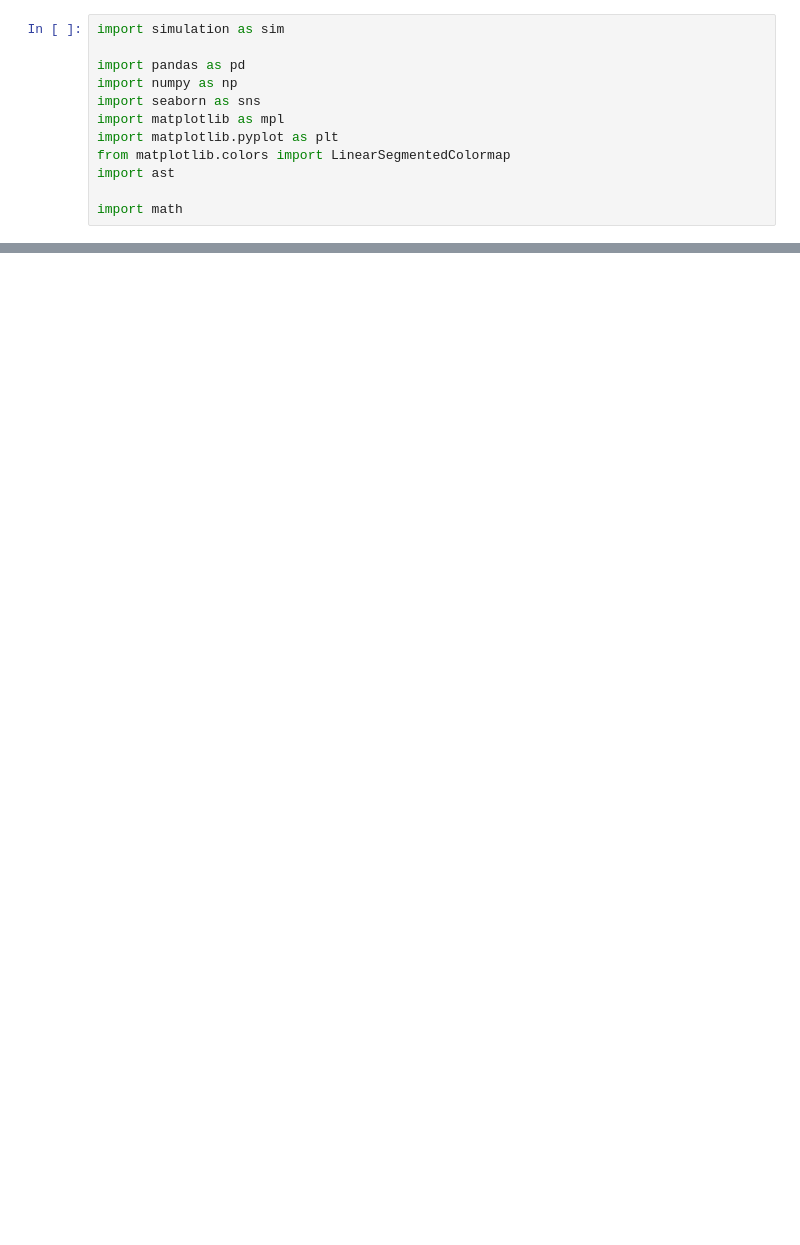
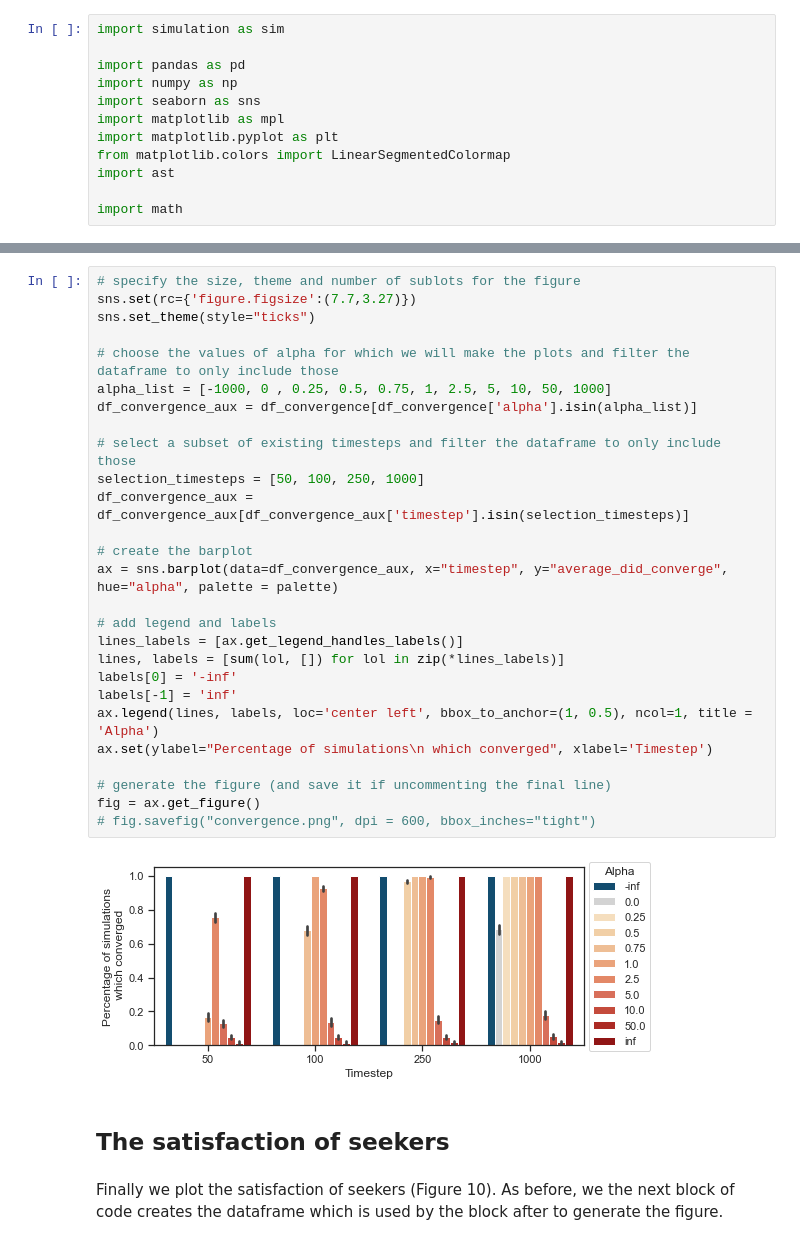
Before and after one commit to StefaniaI/ABM-IFforSMI, a Jupyter notebook: Data analysis.ipynb, the cells around one changed output, grey strips where cells are left out. Cells and saved outputs as stored; diff of their text form; blank space fills up the shorter version.

```diff
--- a/Data analysis.ipynb
+++ b/Data analysis.ipynb
@@ -873,0 +424,33 @@ plot_prob_CC_i_fairness_1b(sims, hue='alpha', logscale=False)
+# %%
+# specify the size, theme and number of sublots for the figure
+sns.set(rc={'figure.figsize':(7.7,3.27)})
+sns.set_theme(style="ticks")
+
+# choose the values of alpha for which we will make the plots and filter the dataframe to only include those
+alpha_list = [-1000, 0 , 0.25, 0.5, 0.75, 1, 2.5, 5, 10, 50, 1000]
+df_convergence_aux = df_convergence[df_convergence['alpha'].isin(alpha_list)]
+
+# select a subset of existing timesteps and filter the dataframe to only include those
+selection_timesteps = [50, 100, 250, 1000]
+df_convergence_aux = df_convergence_aux[df_convergence_aux['timestep'].isin(selection_timesteps)]
+
+# create the barplot
+ax = sns.barplot(data=df_convergence_aux, x="timestep", y="average_did_converge", hue="alpha", palette = palette)
+
+# add legend and labels
+lines_labels = [ax.get_legend_handles_labels()]
+lines, labels = [sum(lol, []) for lol in zip(*lines_labels)]
+labels[0] = '-inf'
+labels[-1] = 'inf'
+ax.legend(lines, labels, loc='center left', bbox_to_anchor=(1, 0.5), ncol=1, title = 'Alpha')
+ax.set(ylabel="Percentage of simulations\n which converged", xlabel='Timestep')
+
+# generate the figure (and save it if uncommenting the final line)
+fig = ax.get_figure()
+# fig.savefig("convergence.png", dpi = 600, bbox_inches="tight")
+# %% [output]
+[figure, added]
+# %% [markdown]
+## The satisfaction of seekers
+# %% [markdown]
+Finally we plot the satisfaction of seekers (Figure 10). As before, we the next block of code creates the dataframe which is used by the block after to generate the figure.
```
Also changed, not shown: parts of 69 cells of this notebook.
